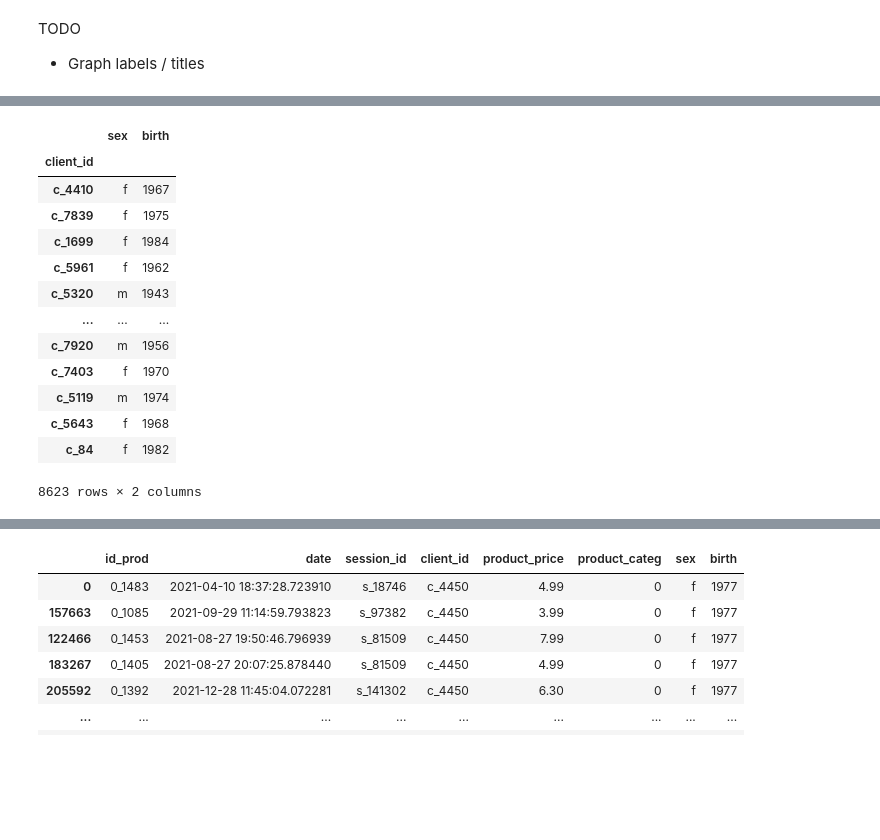
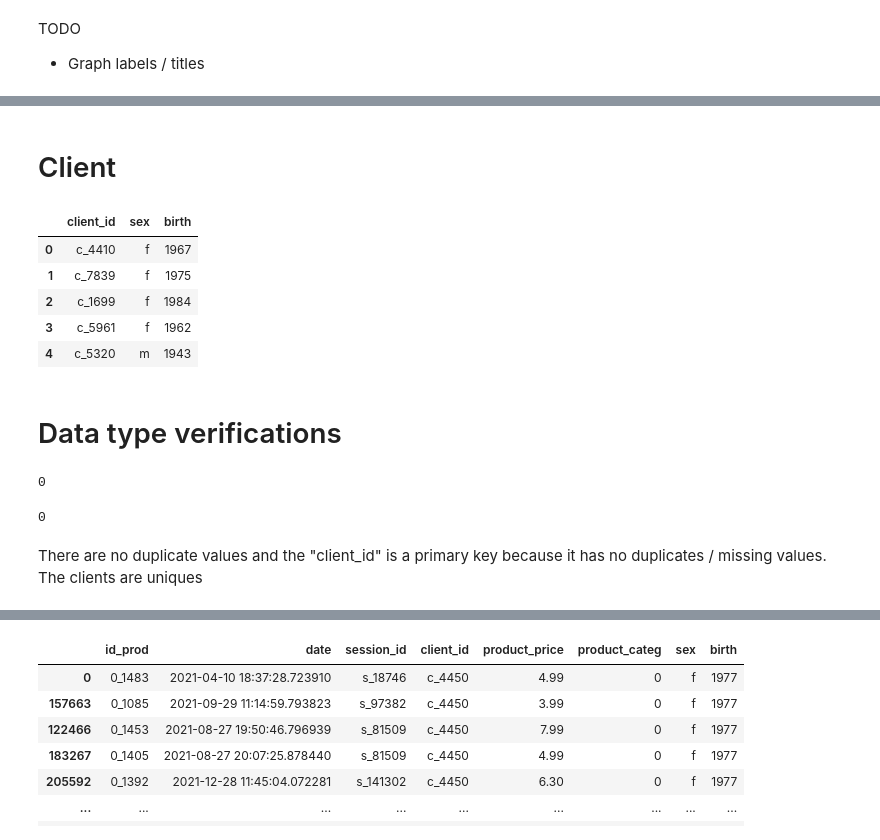
Before and after one commit to MENT3/m2-math-project, a Jupyter notebook: librairie/eda.ipynb, the cells around one changed output, grey strips where cells are left out. Saved outputs shown, nothing was run; the diff lists cells and outputs as text; code cells hidden in the pictures; blank space fills up the shorter version.

Commit message:
feat: import, data type, outliers

```diff
--- a/librairie/eda.ipynb
+++ b/librairie/eda.ipynb
@@ -14,18 +17,26 @@ from utils import scatter_with_outliers
+# %% [markdown]
+# Client
 # %%
-clients = pd.read_csv("clients.csv", index_col="client_id")
-clients
+clients = pd.read_csv("clients.csv")
+clients.head()
 # %% [output]
-|  | sex | birth |
-| client_id |  |  |
-| c_4410 | f | 1967 |
-| c_7839 | f | 1975 |
-| c_1699 | f | 1984 |
-| c_5961 | f | 1962 |
-| c_5320 | m | 1943 |
-| ... | ... | ... |
-| c_7920 | m | 1956 |
-| c_7403 | f | 1970 |
-| c_5119 | m | 1974 |
-| c_5643 | f | 1968 |
-| c_84 | f | 1982 |
+|  | client_id | sex | birth |
+| 0 | c_4410 | f | 1967 |
+| 1 | c_7839 | f | 1975 |
+| 2 | c_1699 | f | 1984 |
+| 3 | c_5961 | f | 1962 |
+| 4 | c_5320 | m | 1943 |
-8623 rows × 2 columns
+# %% [markdown]
+# Data type verifications
+# %%
+# duplicates
+clients.duplicated().sum()
+# %% [output]
+0
+# %%
+# check if client_id is a primary key (SQL)
+clients["client_id"].duplicated().sum()
+# %% [output]
+0
+# %% [markdown]
+There are no duplicate values and the "client_id" is a primary key because it has no duplicates / missing values. The clients are uniques
```
Also changed, not shown: parts of 53 cells of this notebook.
